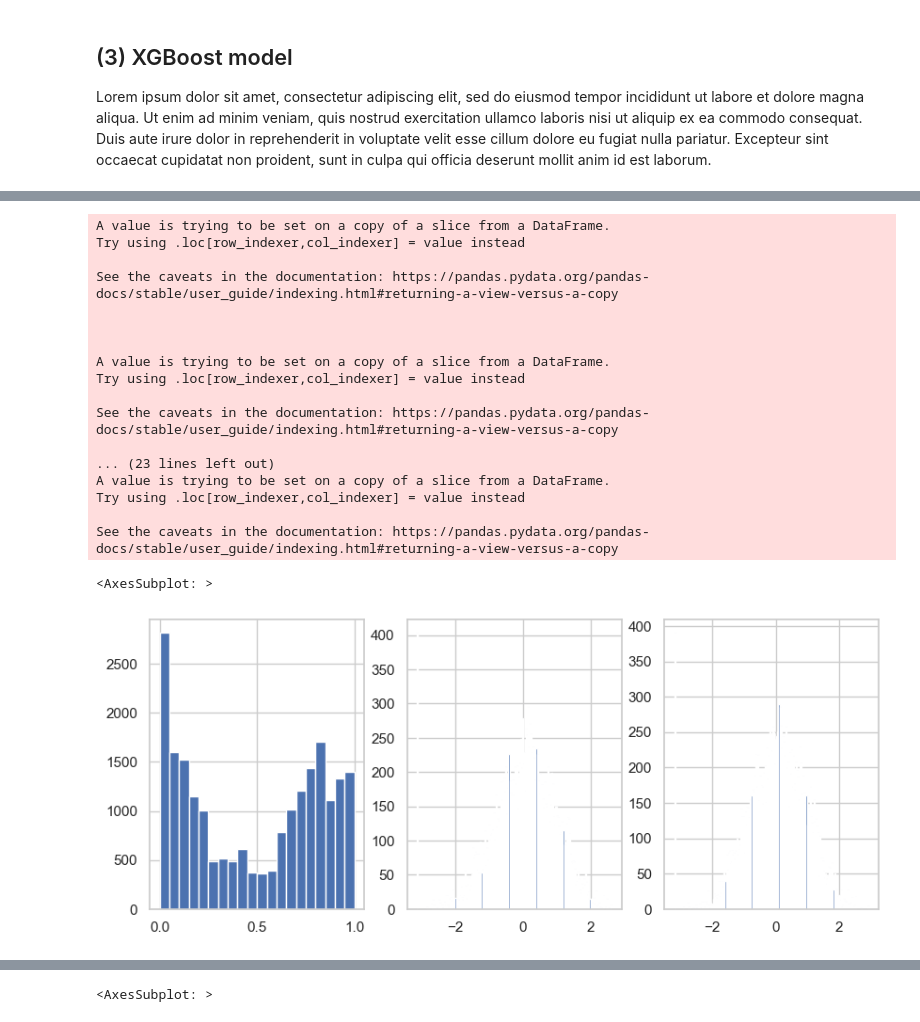
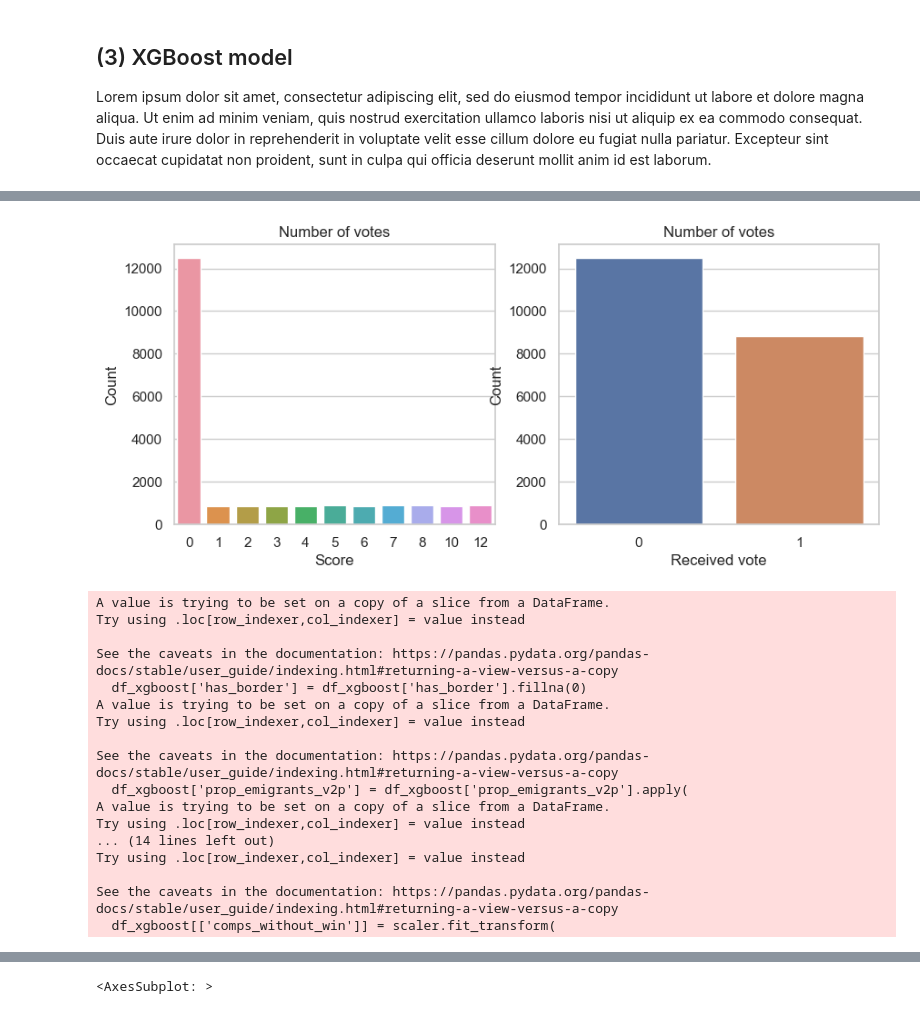
Before and after one commit to KatrionaGoldmann/TuringDataStories, a Jupyter notebook: stories/2024-01-01-Eurovision/story.ipynb, the cells around one changed output, grey strips where cells are left out. Saved outputs shown, nothing was run; the diff lists cells and outputs as text; code cells hidden in the pictures.

```diff
--- a/stories/2024-01-01-Eurovision/story.ipynb
+++ b/stories/2024-01-01-Eurovision/story.ipynb
@@ -2008,6 +1977,23 @@ model_columns = [
         'comps_without_win',
         'received_vote',
 ]
+# %%
+# Bar chart for vote occurrences
+fig, (ax1, ax2) = plt.subplots(1, 2, figsize=(10, 4))
+
+sns.countplot(x="points", data=df, ax=ax1)
+ax1.set_ylabel('Count', fontsize=12)
+ax1.set_xlabel('Score', fontsize=12)
+ax1.set_title('Number of votes', fontsize=12)
+
+sns.countplot(x="received_vote", data=df, ax=ax2)
+ax2.set_ylabel('Count', fontsize=12)
+ax2.set_xlabel('Received vote', fontsize=12)
+ax2.set_title('Number of votes', fontsize=12)
+
+plt.show()
+# %% [output]
+[figure, added]
 # %%
 df_xgboost = df[['year'] + model_columns]
 
@@ -2034,30 +2020,21 @@ scaler = MinMaxScaler()
 df_xgboost[['comps_without_win']] = scaler.fit_transform(
     df_xgboost[['comps_without_win']]
 )
-
-fig, (ax1, ax2, ax3) = plt.subplots(1, 3, figsize=(10, 4))
-
-# histogram of the log scaled prop_emigrants column
-df_xgboost['comps_without_win'].hist(bins=20, ax=ax1)
-df_xgboost['prop_emigrants_v2p'].hist(bins=200, ax=ax2)
-df_xgboost['prop_emigrants_p2v'].hist(bins=200, ax=ax3)
 # %% [output]
 A value is trying to be set on a copy of a slice from a DataFrame.
 Try using .loc[row_indexer,col_indexer] = value instead
 
 See the caveats in the documentation: https://pandas.pydata.org/pandas-docs/stable/user_guide/indexing.html#returning-a-view-versus-a-copy
-
-
-
+  df_xgboost['has_border'] = df_xgboost['has_border'].fillna(0)
 A value is trying to be set on a copy of a slice from a DataFrame.
 Try using .loc[row_indexer,col_indexer] = value instead
 
 See the caveats in the documentation: https://pandas.pydata.org/pandas-docs/stable/user_guide/indexing.html#returning-a-view-versus-a-copy
-
-... (23 lines left out)
+  df_xgboost['prop_emigrants_v2p'] = df_xgboost['prop_emigrants_v2p'].apply(
 A value is trying to be set on a copy of a slice from a DataFrame.
+Try using .loc[row_indexer,col_indexer] = value instead
+... (14 lines left out)
 Try using .loc[row_indexer,col_indexer] = value instead
 
 See the caveats in the documentation: https://pandas.pydata.org/pandas-docs/stable/user_guide/indexing.html#returning-a-view-versus-a-copy
+  df_xgboost[['comps_without_win']] = scaler.fit_transform(
-<AxesSubplot: >
-[figure, removed]
```
Also changed, not shown: parts of 34 cells of this notebook.
